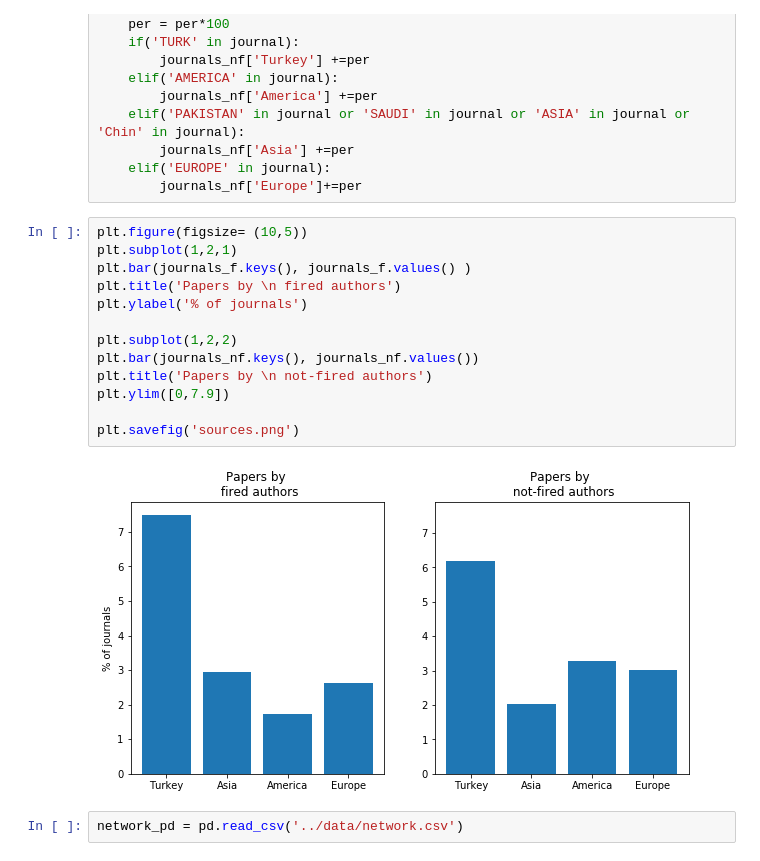
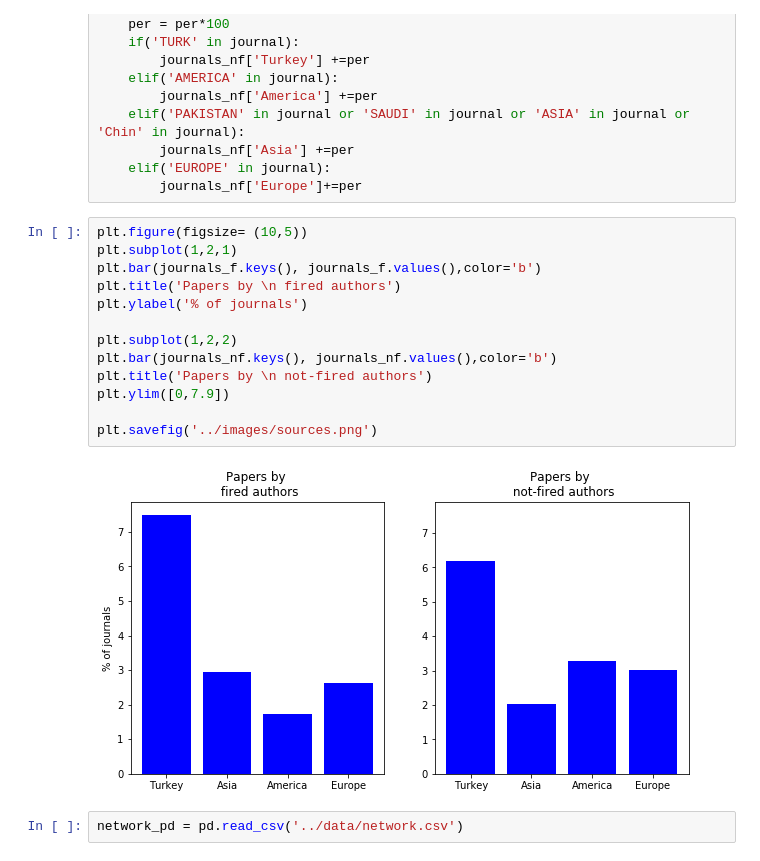
Before and after one commit to jogarrid/ArticleClassification, a Jupyter notebook: data_analysis/dataExploration2.ipynb, the cells around one changed output. Saved outputs shown, nothing was run; the diff lists cells and outputs as text.

Commit message:
changing colors

```diff
--- a/data_analysis/dataExploration2.ipynb
+++ b/data_analysis/dataExploration2.ipynb
@@ -105,18 +105,18 @@ for journal, per in cases_nf.iteritems():
 # %%
 plt.figure(figsize= (10,5))
 plt.subplot(1,2,1)
-plt.bar(journals_f.keys(), journals_f.values() )
+plt.bar(journals_f.keys(), journals_f.values(),color='b')
 plt.title('Papers by \n fired authors')
 plt.ylabel('% of journals')
 
 plt.subplot(1,2,2)
-plt.bar(journals_nf.keys(), journals_nf.values())
+plt.bar(journals_nf.keys(), journals_nf.values(),color='b')
 plt.title('Papers by \n not-fired authors')
 plt.ylim([0,7.9])
 
-plt.savefig('sources.png')
+plt.savefig('../images/sources.png')
 # %% [output]
-[figure, old version]
+[figure, new version]
 # %%
 network_pd = pd.read_csv('../data/network.csv')
 # %%
```
Also changed, not shown: parts of 9 cells of this notebook, 3 other files.
